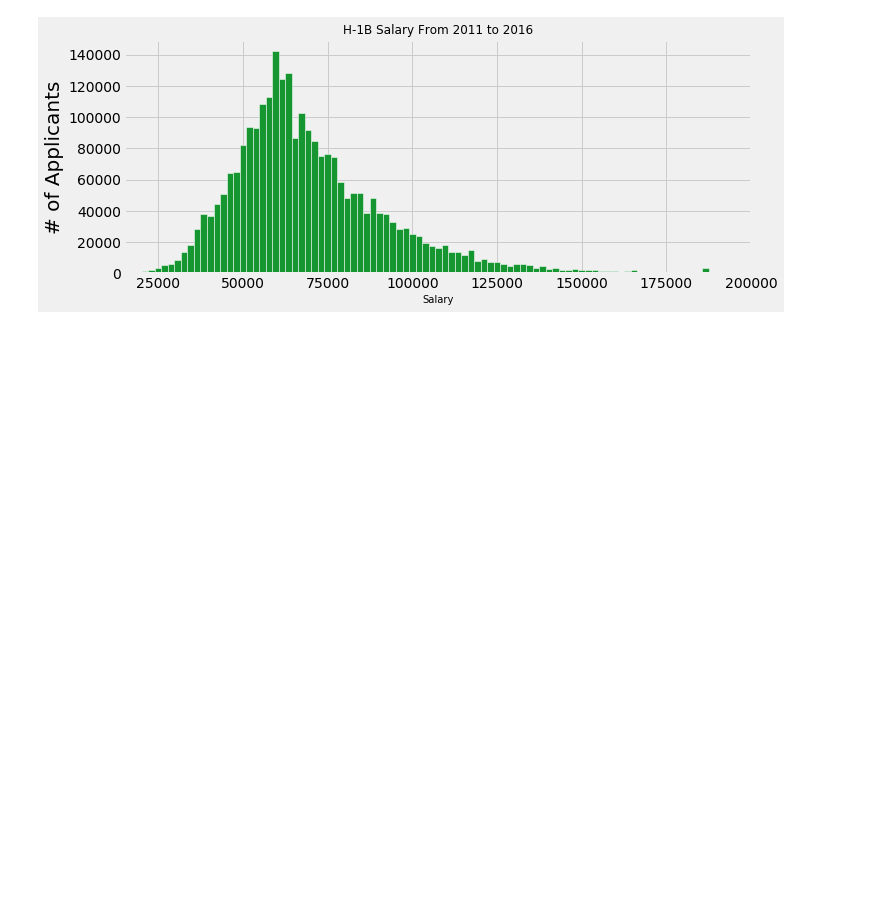
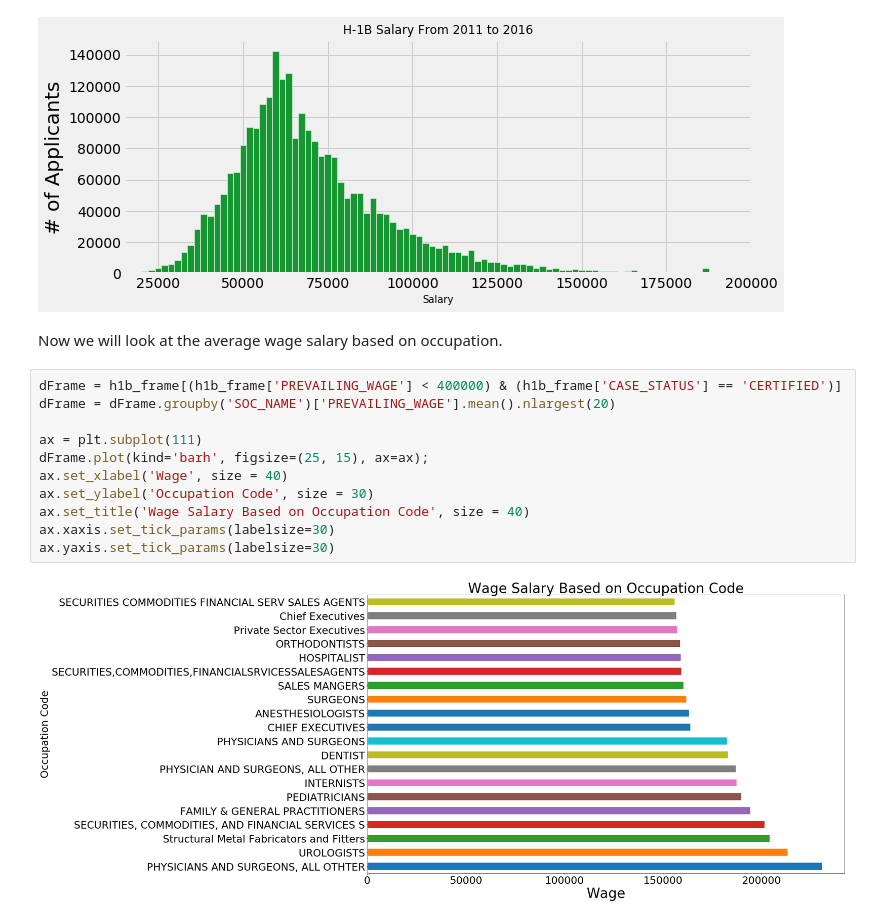
Before and after one commit to hirad-p/h1b-analysis, a Jupyter notebook: analysis.ipynb, the cells around one changed output. Saved outputs shown, nothing was run; the diff lists cells and outputs as text; blank space fills up the shorter version.

Commit message:
Added wage graphs for occupation code and job title

```diff
--- a/analysis.ipynb
+++ b/analysis.ipynb
@@ -500,3 +502,18 @@ plt.ylabel('# of Applicants', size=20)
 plt.show()
 # %% [output]
 [figure]
+# %% [markdown]
+Now we will look at the average wage salary based on occupation.
+# %%
+dFrame = h1b_frame[(h1b_frame['PREVAILING_WAGE'] < 400000) & (h1b_frame['CASE_STATUS'] == 'CERTIFIED')]
+dFrame = dFrame.groupby('SOC_NAME')['PREVAILING_WAGE'].mean().nlargest(20)
+
+ax = plt.subplot(111)
+dFrame.plot(kind='barh', figsize=(25, 15), ax=ax);
+ax.set_xlabel('Wage', size = 40)
+ax.set_ylabel('Occupation Code', size = 30)
+ax.set_title('Wage Salary Based on Occupation Code', size = 40)
+ax.xaxis.set_tick_params(labelsize=30)
+ax.yaxis.set_tick_params(labelsize=30)
+# %% [output]
+[figure, added]
```
Also changed, not shown: parts of 3 cells of this notebook.
